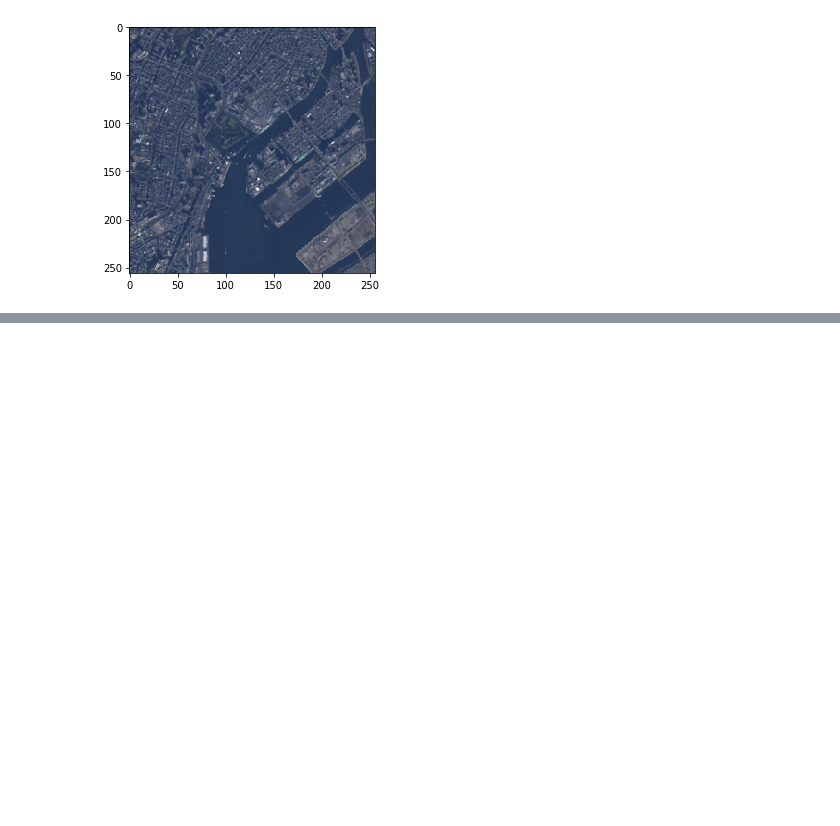
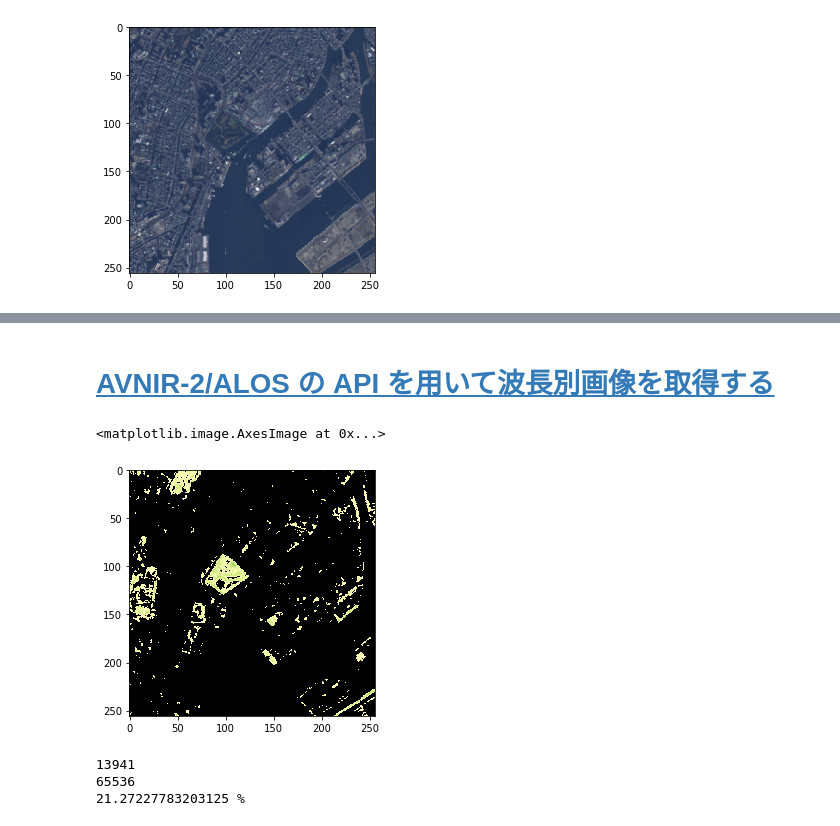
Before and after one commit to ne745/mytellus, a Jupyter notebook: how_to_use/avnir2_image.ipynb, the cells around one changed output, grey strips where cells are left out. Saved outputs shown, nothing was run; the diff lists cells and outputs as text; code cells hidden in the pictures; blank space fills up the shorter version.

```diff
--- a/how_to_use/avnir2_image.ipynb
+++ b/how_to_use/avnir2_image.ipynb
@@ -56,0 +70,48 @@ io.imshow(np.staimg)
+# %% [markdown]
+# [AVNIR-2/ALOS の API を用いて波長別画像を取得する](https://www.tellusxdp.com/ja/howtouse/access/20200221_000206.html)
+# %%
+from PIL import Image
+
+def filter_by_hsv(img_rgb, min_hsv, max_hsv):
+    # RGBA -> RGB
+    img_rgb = img_rgb[:, :, 0:3]
+
+    # RGB -> HSV
+    pil_img_rgb = Image.fromarray(img_rgb)
+    pil_img_hsv = pil_img_rgb.convert("HSV") # h: 0 ~ 255
+    np_img_hsv = np.array(pil_img_hsv)
+    h, s, v = np.squeeze(np.dsplit(np_img_hsv, 3))
+
+    mask = np.zeros(h.shape, dtype = np.uint8)
+    mask[
+        (min_hsv[0] < h) & (h < max_hsv[0]) &
+        (min_hsv[1] < s) & (s < max_hsv[1]) &
+        (min_hsv[2] < v) & (v < max_hsv[2])
+    ] = 1
+    # (h, w) -> (h, w, c)
+    mask = np.repeat(mask[:, :, None], 3, axis=2)
+
+    masked_img = img_rgb * mask
+    return masked_img
+
+min_hsv = np.array([35, 0, 0])
+max_hsv = np.array([105, 255, 255])
+masked_img = filter_by_hsv(ndvi_img, min_hsv, max_hsv)
+io.imshow(masked_img)
+# %% [output]
+<matplotlib.image.AxesImage at 0x...>
+[figure, added]
+# %%
+def calc_nonzero_rate(img):
+    nonzero_area = len(np.nonzero(img.flatten())[0])
+    print(nonzero_area)
+    all_area = img.shape[0] * img.shape[1]
+    print(all_area)
+    rate = nonzero_area / all_area * 100
+    return rate
+
+print(calc_nonzero_rate(masked_img), '%')
+# %% [output]
+13941
+65536
+21.27227783203125 %
```
Also changed, not shown: parts of 2 cells of this notebook.
